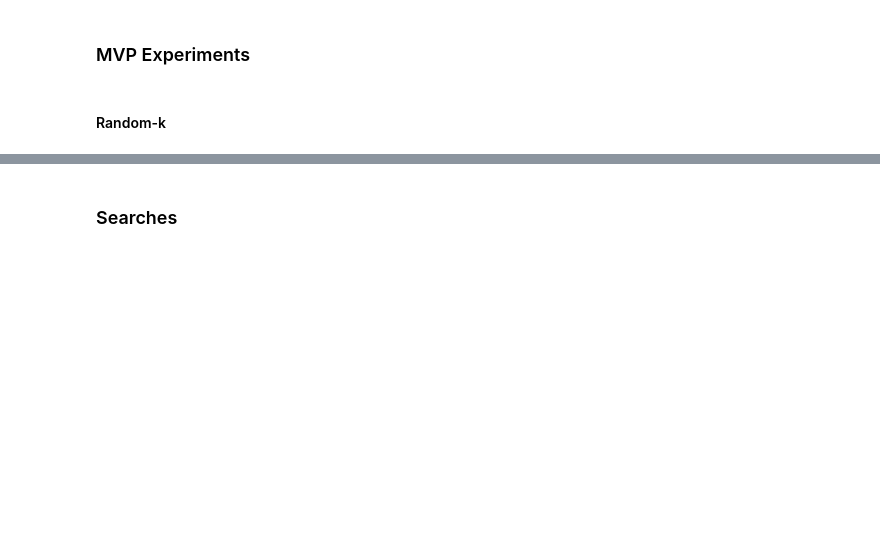
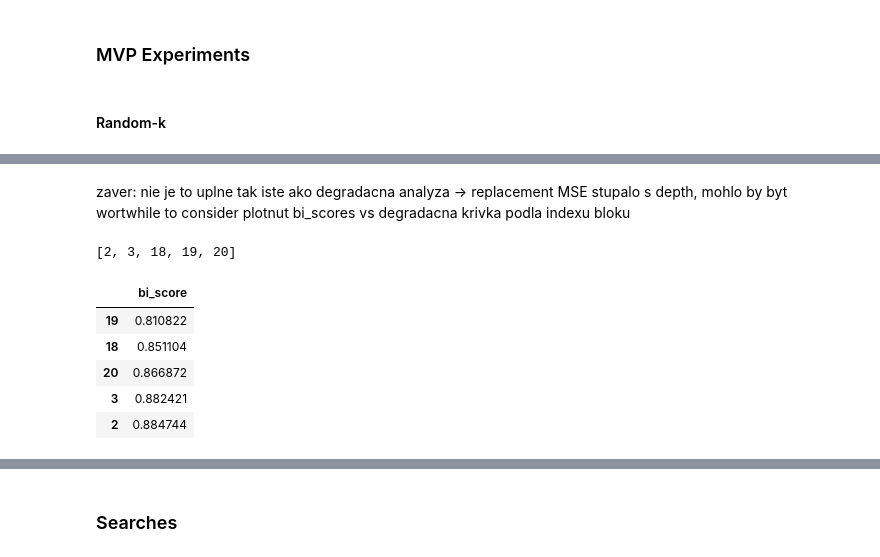
Before and after one commit to Sammuel21/diploma-thesis-block-replacement, a Jupyter notebook: notebooks/mvp/multi-block-replacement.ipynb, the cells around one changed output, grey strips where cells are left out. Cells and saved outputs as stored; diff of their text form; code cells hidden in the pictures; blank space fills up the shorter version.

```diff
--- a/notebooks/mvp/multi-block-replacement.ipynb
+++ b/notebooks/mvp/multi-block-replacement.ipynb
@@ -424,0 +642,24 @@ DEVICE
+# %% [markdown]
+zaver: nie je to uplne tak iste ako degradacna analyza -> replacement MSE stupalo s depth, mohlo by byt wortwhile to consider
+plotnut bi_scores vs degradacna krivka podla indexu bloku
+# %%
+mcfg.selection_strategy = 'top_k_bi'
+mcfg.replacement_strategy = 'one_shot'
+mcfg.bi_rank_order = 'asc'
+mcfg.k_blocks = 5
+
+mcfg.apply_recovery = False
+# %%
+target_layer_idxs = resolve_target_layers(cfg=mcfg, n_layers=n_layers, bi_scores=bi_scores)
+target_layer_idxs
+# %% [output]
+[2, 3, 18, 19, 20]
+# %%
+bi_data.sort_values(by='bi_score').head(mcfg.k_blocks)
+# %% [output]
+|  | bi_score |
+| 19 | 0.810822 |
+| 18 | 0.851104 |
+| 20 | 0.866872 |
+| 3 | 0.882421 |
+| 2 | 0.884744 |
```
Also changed, not shown: parts of 55 cells of this notebook, 5 other files.
